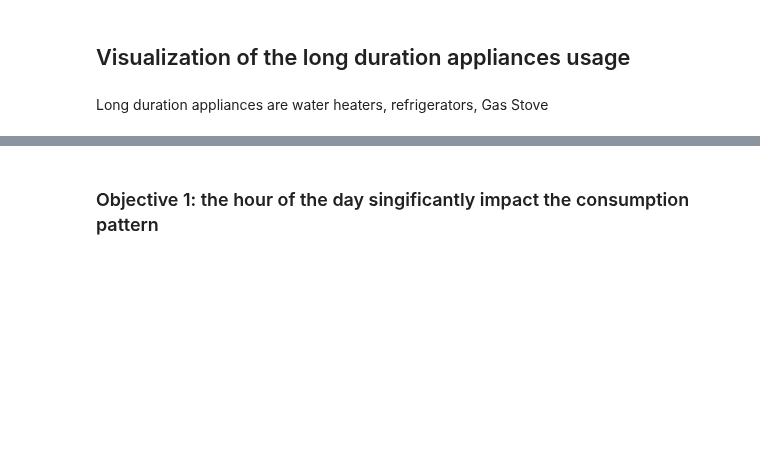
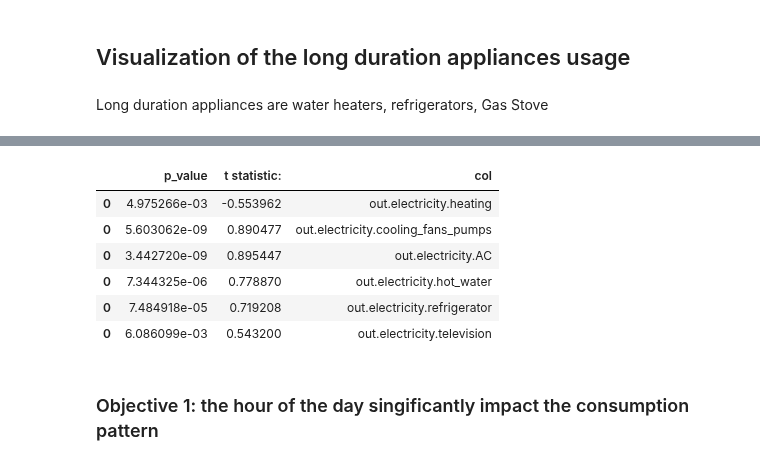
Before and after one commit to 1nuc/load-profile-decomposition, a Jupyter notebook: src/Customer_analysis/run.ipynb, the cells around one changed output, grey strips where cells are left out. Drawn from its saved outputs; the diff is of its cells as text; code cells hidden in the pictures; blank space fills up the shorter version.

Commit message:
conduct pearson test

```diff
--- a/src/Customer_analysis/run.ipynb
+++ b/src/Customer_analysis/run.ipynb
@@ -115,3 +112,27 @@ long_duration=df_hp1.select('')`
+# %%
+from scipy import stats
+## finding the device that has the most relation with the total cost
+# apply Pearson correlation to find which appliance contribute more to the total consumption
+def t_test_long(df):
+    cols=[col for col in df.columns if col.startswith('out.electricity') and col != "out.electricity.total"]
+    arr=[]
+    for col in cols:
+        p_corr, p_val=stats.pearsonr(df[col], df['out.electricity.total'])
+        df_test=pd.DataFrame({
+        "p_value":[p_val],
+        "pearson correlation:" : [p_],
+        "col": [col]})
+        arr.append(df_test)
+    return pd.concat(arr)
+t_test_long(long_duration)
+# %% [output]
+|  | p_value | t statistic: | col |
+| 0 | 4.975266e-03 | -0.553962 | out.electricity.heating |
+| 0 | 5.603062e-09 | 0.890477 | out.electricity.cooling_fans_pumps |
+| 0 | 3.442720e-09 | 0.895447 | out.electricity.AC |
+| 0 | 7.344325e-06 | 0.778870 | out.electricity.hot_water |
+| 0 | 7.484918e-05 | 0.719208 | out.electricity.refrigerator |
+| 0 | 6.086099e-03 | 0.543200 | out.electricity.television |
 # %%
 # visualizing long duration devices per each hour of the day by having a barplot
 def long_dev_hourly(df):
```
Also changed, not shown: parts of 3 cells of this notebook.
